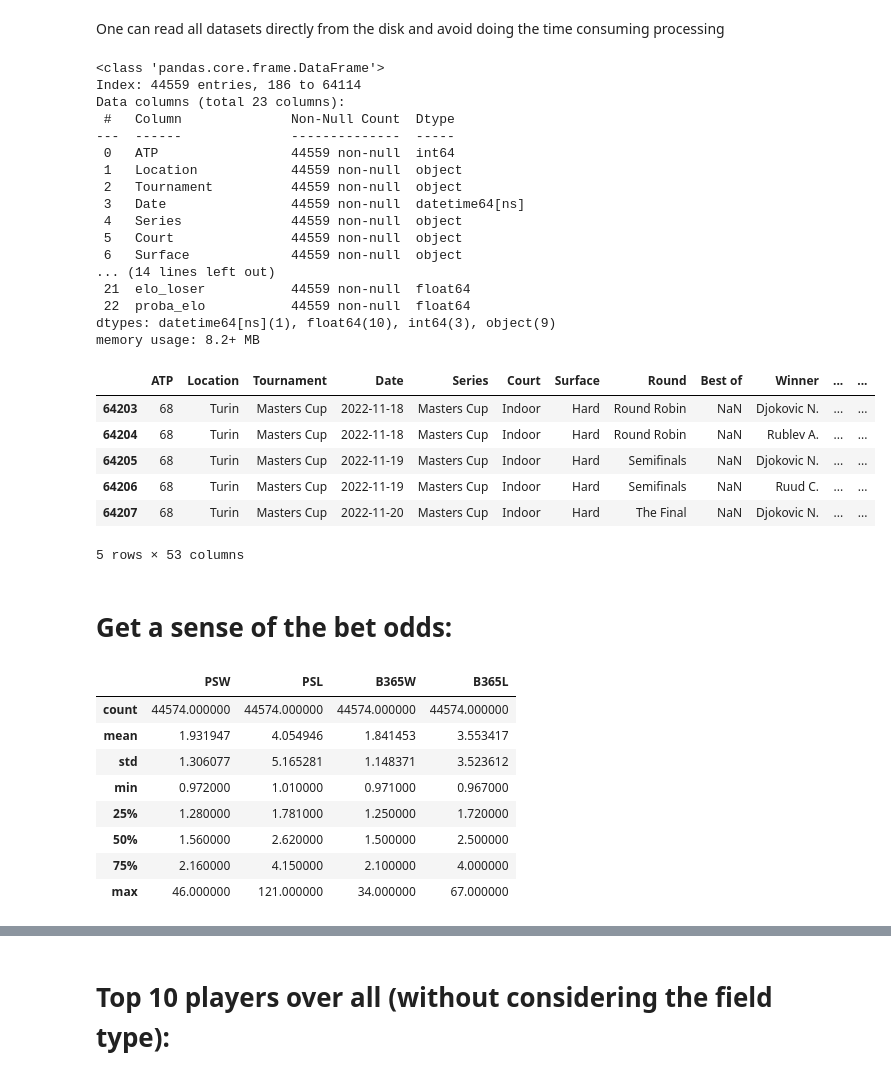
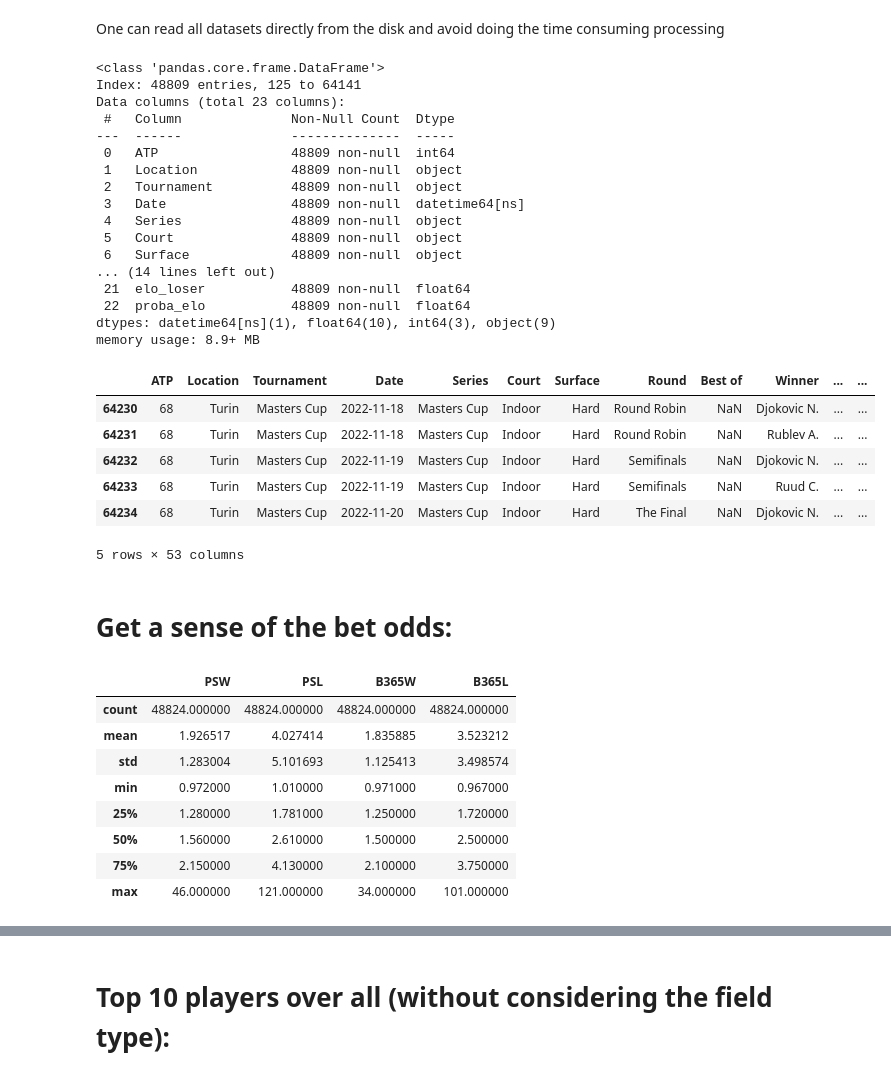
Before and after one commit to sprogl/sporting-bet-prediction, a Jupyter notebook: ATP_third_notebook.ipynb, the cells around one changed output, grey strips where cells are left out. Drawn from its saved outputs; the diff is of its cells as text; code cells hidden in the pictures.

```diff
--- a/ATP_third_notebook.ipynb
+++ b/ATP_third_notebook.ipynb
@@ -208,14 +245,15 @@ One can read all datasets directly from the disk and avoid doing the time consum
 import pandas as pd
 
 # Load data from the disk
-elo_rates = pd.read_csv("archive/elo_rates_enriched.csv", dtype={"Player": "object", "match_count": "int64", "elo": "float64"}, index_col=0)
+elo_rates = pd.read_csv("archive/elo_rates_enriched.csv", index_col=0)
 df_atp = pd.read_csv("archive/atp_data_enriched.csv", index_col=0)
 # df_conf = pd.read_csv("archive/confidence_data.csv")
 
 df_atp["Date"] = pd.to_datetime(df_atp["Date"])
 
 # Drop 350 rows where bet odds are absent
-df_atp_reduced = df_atp.dropna(subset=["PSW", "PSL", "B365W", "B365L"], axis=0)
+# We just ignore the odds for losers cause they do not appear in our futher analysis.
+df_atp_reduced = df_atp.dropna(subset=["PSW", "B365W"], axis=0)
 
 # Show the info i deletes 15 columns with NaN
 df_atp_clean = df_atp_reduced.dropna()
@@ -224,35 +262,39 @@ df_atp_clean = df_atp_reduced.dropna()
 # Drop columns after the 22nd column
 df_atp_clean = df_atp_clean.iloc[:, :23]
 
+# Save dataframes on the disk
+df_atp_clean.to_csv("archive/df_atp_clean.csv")
+df_atp_reduced.to_csv("archive/df_atp_reduced.csv")
+
 # Display the first few rows to verify the changes
 df_atp_clean.info()
 # %% [output]
 <class 'pandas.core.frame.DataFrame'>
-Index: 44559 entries, 186 to 64114
+Index: 48809 entries, 125 to 64141
 Data columns (total 23 columns):
  #   Column              Non-Null Count  Dtype
 ---  ------              --------------  -----
- 0   ATP                 44559 non-null  int64
- 1   Location            44559 non-null  object
- 2   Tournament          44559 non-null  object
- 3   Date                44559 non-null  datetime64[ns]
- 4   Series              44559 non-null  object
- 5   Court               44559 non-null  object
- 6   Surface             44559 non-null  object
+ 0   ATP                 48809 non-null  int64
+ 1   Location            48809 non-null  object
+ 2   Tournament          48809 non-null  object
+ 3   Date                48809 non-null  datetime64[ns]
+ 4   Series              48809 non-null  object
+ 5   Court               48809 non-null  object
+ 6   Surface             48809 non-null  object
 ... (14 lines left out)
- 21  elo_loser           44559 non-null  float64
- 22  proba_elo           44559 non-null  float64
+ 21  elo_loser           48809 non-null  float64
+ 22  proba_elo           48809 non-null  float64
 dtypes: datetime64[ns](1), float64(10), int64(3), object(9)
-memory usage: 8.2+ MB
+memory usage: 8.9+ MB
 # %%
-df_atp.tail()
+df_atp_reduced.tail()
 # %% [output]
 |  | ATP | Location | Tournament | Date | Series | Court | Surface | Round | Best of | Winner | ... | ... |
-| 64203 | 68 | Turin | Masters Cup | 2022-11-18 | Masters Cup | Indoor | Hard | Round Robin | NaN | Djokovic N. | ... | ... |
-| 64204 | 68 | Turin | Masters Cup | 2022-11-18 | Masters Cup | Indoor | Hard | Round Robin | NaN | Rublev A. | ... | ... |
-| 64205 | 68 | Turin | Masters Cup | 2022-11-19 | Masters Cup | Indoor | Hard | Semifinals | NaN | Djokovic N. | ... | ... |
-| 64206 | 68 | Turin | Masters Cup | 2022-11-19 | Masters Cup | Indoor | Hard | Semifinals | NaN | Ruud C. | ... | ... |
-| 64207 | 68 | Turin | Masters Cup | 2022-11-20 | Masters Cup | Indoor | Hard | The Final | NaN | Djokovic N. | ... | ... |
+| 64230 | 68 | Turin | Masters Cup | 2022-11-18 | Masters Cup | Indoor | Hard | Round Robin | NaN | Djokovic N. | ... | ... |
+| 64231 | 68 | Turin | Masters Cup | 2022-11-18 | Masters Cup | Indoor | Hard | Round Robin | NaN | Rublev A. | ... | ... |
+| 64232 | 68 | Turin | Masters Cup | 2022-11-19 | Masters Cup | Indoor | Hard | Semifinals | NaN | Djokovic N. | ... | ... |
+| 64233 | 68 | Turin | Masters Cup | 2022-11-19 | Masters Cup | Indoor | Hard | Semifinals | NaN | Ruud C. | ... | ... |
+| 64234 | 68 | Turin | Masters Cup | 2022-11-20 | Masters Cup | Indoor | Hard | The Final | NaN | Djokovic N. | ... | ... |
 5 rows × 53 columns
 # %% [markdown]
 # Get a sense of the bet odds:
@@ -260,11 +302,11 @@ df_atp.tail()
 df_atp_reduced[["PSW", "PSL", "B365W", "B365L"]].describe()
 # %% [output]
 |  | PSW | PSL | B365W | B365L |
-| count | 44574.000000 | 44574.000000 | 44574.000000 | 44574.000000 |
-| mean | 1.931947 | 4.054946 | 1.841453 | 3.553417 |
-| std | 1.306077 | 5.165281 | 1.148371 | 3.523612 |
+| count | 48824.000000 | 48824.000000 | 48824.000000 | 48824.000000 |
+| mean | 1.926517 | 4.027414 | 1.835885 | 3.523212 |
+| std | 1.283004 | 5.101693 | 1.125413 | 3.498574 |
 | min | 0.972000 | 1.010000 | 0.971000 | 0.967000 |
 | 25% | 1.280000 | 1.781000 | 1.250000 | 1.720000 |
-| 50% | 1.560000 | 2.620000 | 1.500000 | 2.500000 |
-| 75% | 2.160000 | 4.150000 | 2.100000 | 4.000000 |
-| max | 46.000000 | 121.000000 | 34.000000 | 67.000000 |
+| 50% | 1.560000 | 2.610000 | 1.500000 | 2.500000 |
+| 75% | 2.150000 | 4.130000 | 2.100000 | 3.750000 |
+| max | 46.000000 | 121.000000 | 34.000000 | 101.000000 |
```
Also changed, not shown: parts of 24 cells of this notebook, 17 other files.
